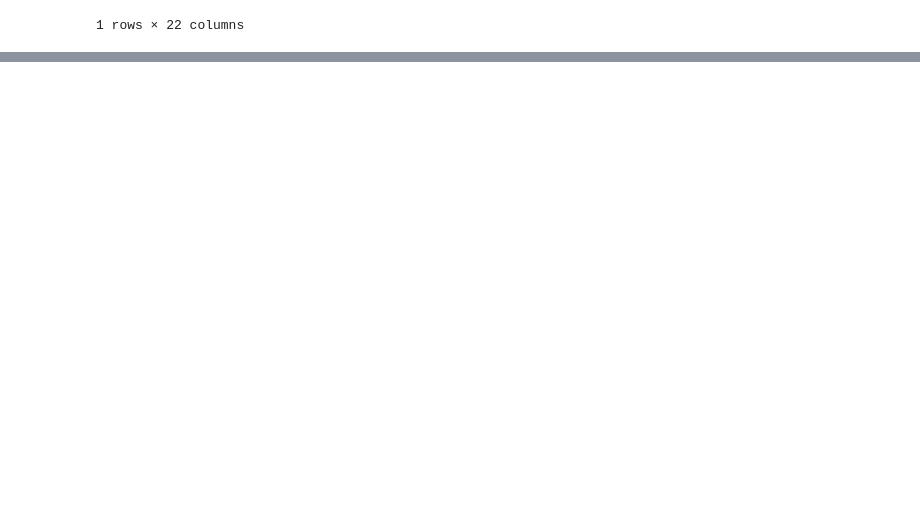
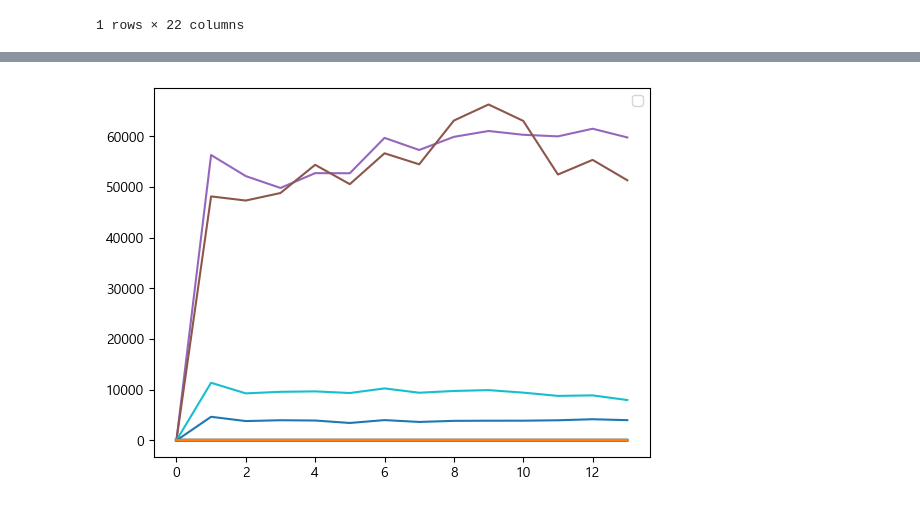
Before and after one commit to Jjineeq/Quant, a Jupyter notebook: Quant_total.ipynb, the cells around one changed output, grey strips where cells are left out. Cells and saved outputs as stored; diff of their text form; code cells hidden in the pictures; blank space fills up the shorter version.

```diff
--- a/Quant_total.ipynb
+++ b/Quant_total.ipynb
@@ -373,0 +408,9 @@ plt.show()
+# %%
+for i in range(len(sol.columns)):
+    globals()['h{}'.format(i)] = plt.plot(sol.iloc[:,i])
+    'h{}'.format(i)
+plt.legend(handles=(h2, h3, h4, h5, h9, h10, h18),labels = {'섬유의복','종이목재','화학','의약품','전기전자','의료정밀','은행'}, loc='best' )
+plt.show()
+# 범례 안보임..
+# %% [output]
+[figure, added]
```
Also changed, not shown: parts of 21 cells of this notebook, 2 other files.
